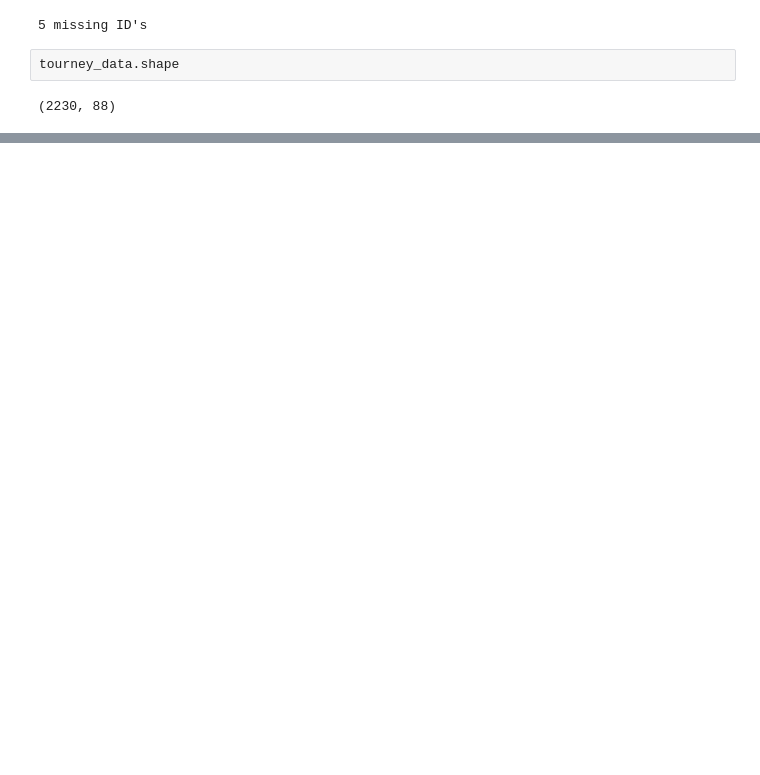
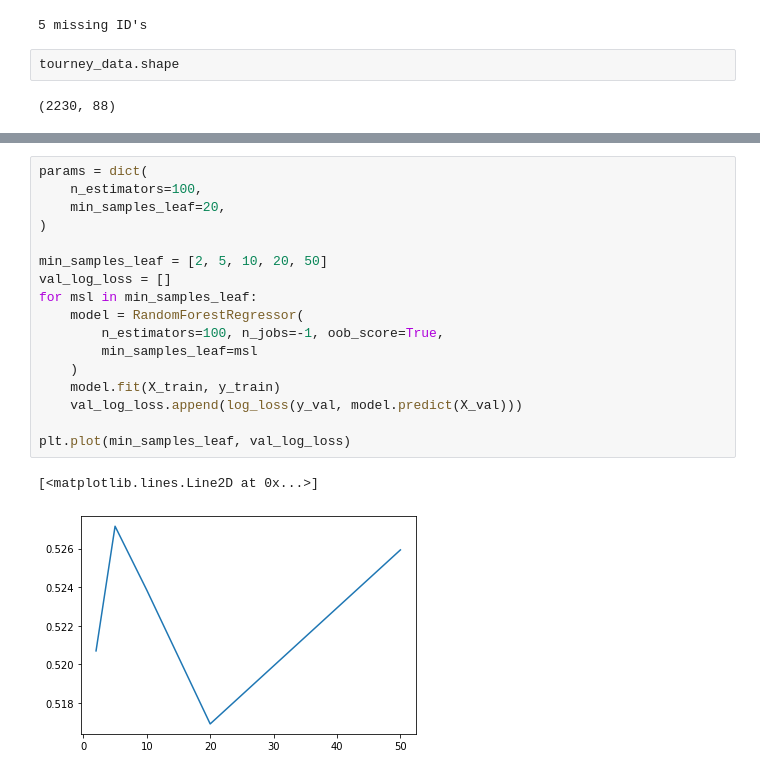
Before and after one commit to MatanFreedman/kaggle-march-madness-2021, a Jupyter notebook: notebooks/Paris Madness.ipynb, the cells around one changed output, grey strips where cells are left out. Cells and saved outputs as stored; diff of their text form; blank space fills up the shorter version.

```diff
--- a/notebooks/Paris Madness.ipynb
+++ b/notebooks/Paris Madness.ipynb
@@ -355,0 +450,20 @@ tourney_data.to_csv("../data/interim/features-03-10.csv", index=False)
+# %%
+params = dict(
+    n_estimators=100,
+    min_samples_leaf=20,
+)
+
+min_samples_leaf = [2, 5, 10, 20, 50]
+val_log_loss = []
+for msl in min_samples_leaf:
+    model = RandomForestRegressor(
+        n_estimators=100, n_jobs=-1, oob_score=True,
+        min_samples_leaf=msl
+    )
+    model.fit(X_train, y_train)
+    val_log_loss.append(log_loss(y_val, model.predict(X_val)))
+
+plt.plot(min_samples_leaf, val_log_loss)
+# %% [output]
+[<matplotlib.lines.Line2D at 0x...>]
+[figure, added]
```
Also changed, not shown: parts of 20 cells of this notebook, 2 other files.
